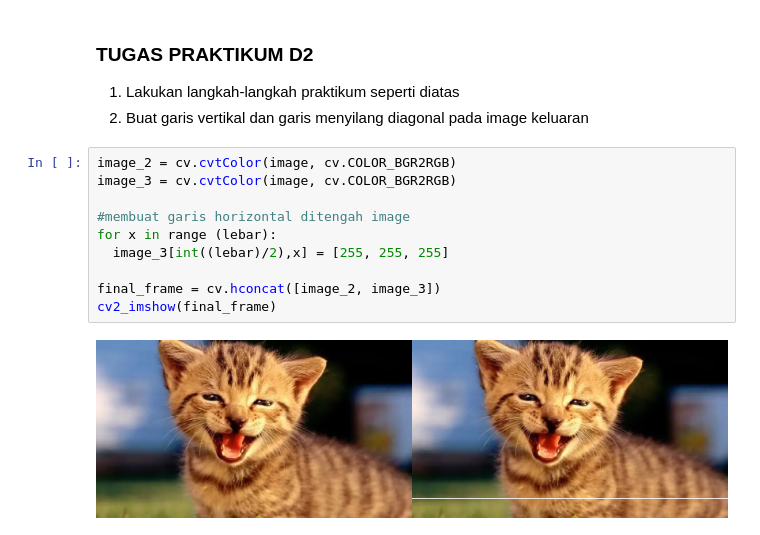
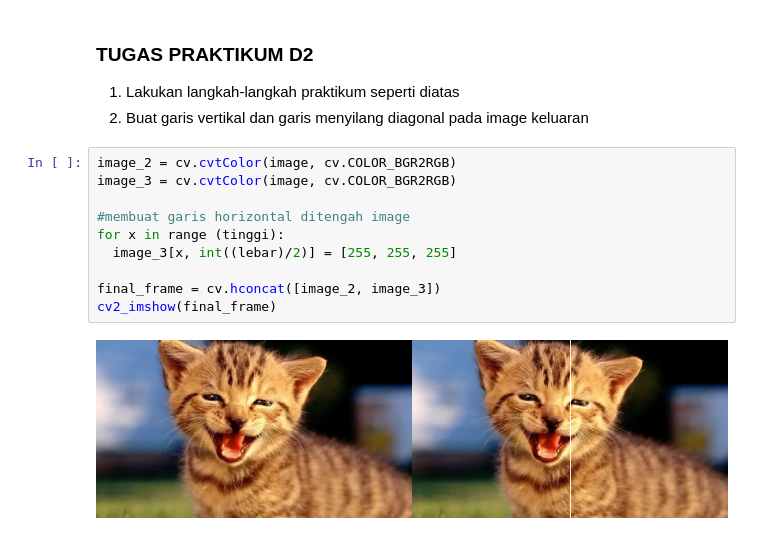
Before and after one commit to rafiirajendra/PCVK, a Jupyter notebook: Week1.ipynb, the cells around one changed output. Cells and saved outputs as stored; diff of their text form.

```diff
--- a/Week1.ipynb
+++ b/Week1.ipynb
@@ -65,12 +65,12 @@ cv2_imshow(final_frame)
 # %%
 image_2 = cv.cvtColor(image, cv.COLOR_BGR2RGB)
 image_3 = cv.cvtColor(image, cv.COLOR_BGR2RGB)
 
 #membuat garis horizontal ditengah image
-for x in range (lebar):
-  image_3[int((lebar)/2),x] = [255, 255, 255]
+for x in range (tinggi):
+  image_3[x, int((lebar)/2)] = [255, 255, 255]
 
 final_frame = cv.hconcat([image_2, image_3])
 cv2_imshow(final_frame)
 # %% [output]
-[figure, old version]
+[figure, new version]
```
Also changed, not shown: parts of 1 cell of this notebook.
